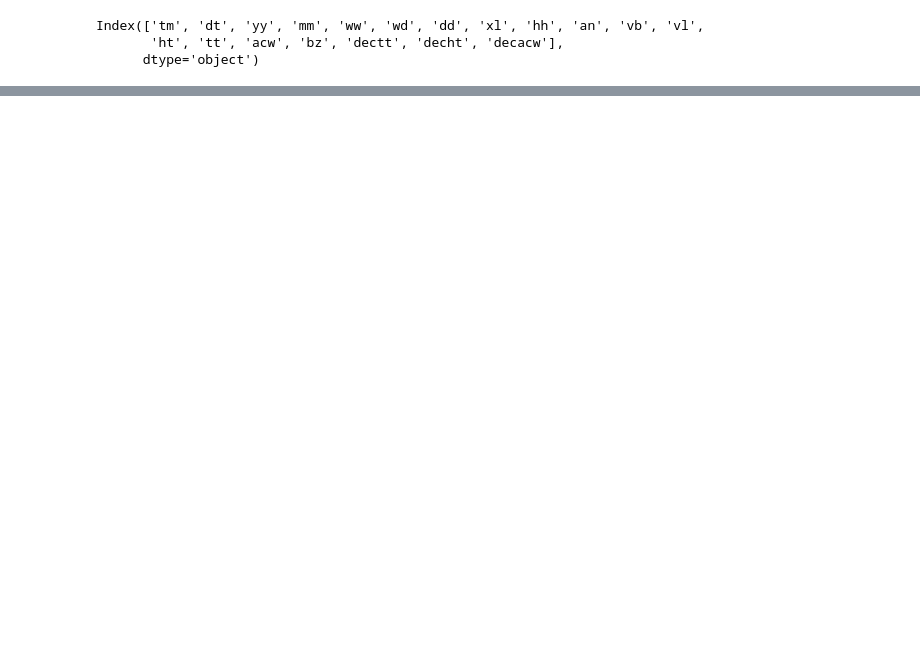
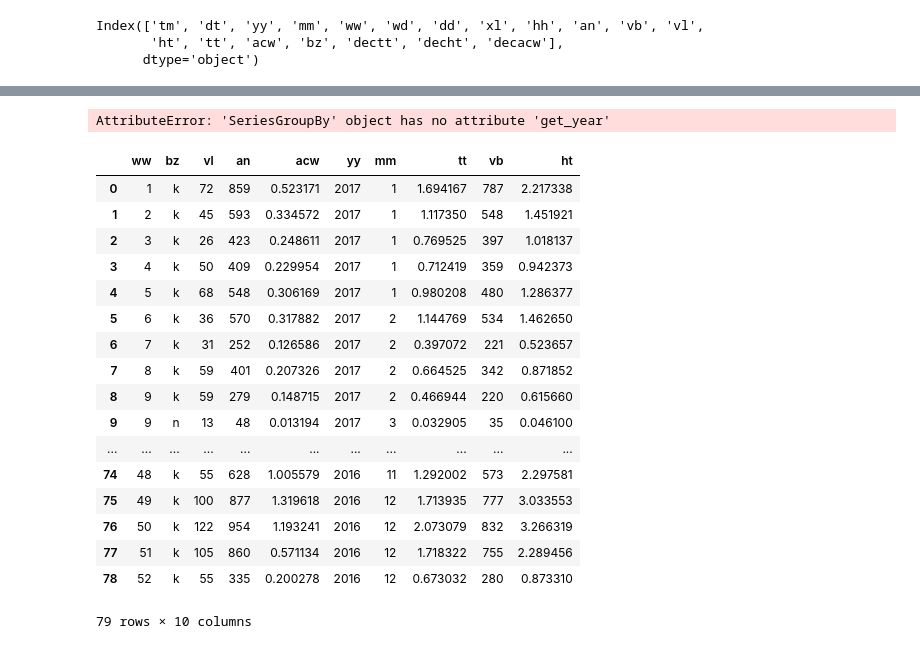
Before and after one commit to gestos/keuch, a Jupyter notebook: code_box/pyt/spreadsheetparsing/Zeiten_1458_getrennt.ipynb, the cells around one changed output, grey strips where cells are left out. Drawn from its saved outputs; the diff is of its cells as text; code cells hidden in the pictures; blank space fills up the shorter version.

```diff
--- a/code_box/pyt/spreadsheetparsing/Zeiten_1458_getrennt.ipynb
+++ b/code_box/pyt/spreadsheetparsing/Zeiten_1458_getrennt.ipynb
@@ -58,0 +73,21 @@ kernzeit.tail()
+# %%
+def get_year(dtobject):
+    jahr=dtobject.year
+    return jahr
+
+colfunx_collapse_dt2={'date_dt':'get_year','yy':'first', 'mm':'first', 'an':'sum', 'vb':'sum', 'vl':'sum', 'ht':'sum', 'tt':'sum', 'acw':'sum'}
+col_order2=['yy','mm','an','vb','vl','ht','tt','acw']
+data['date_dt']=data.index
+dg3=data.groupby(['ww','bz']).agg(colfunx_collapse_dt2)
+dg4=dg3.unstack('bz').fillna(0).stack('bz')
+dg5=dg4.reorder_levels(['ww','bz'])
+print(data.date_dt)
+
+
+
+dg5['yy'] = dg5['date_dt'].apply(get_year)
+
+dg5ordered=dg5[col_order2]
+dg5
+# %% [output]
+AttributeError: 'SeriesGroupBy' object has no attribute 'get_year'
@@ -58,0 +96,21 @@ kernzeit.tail()
+# %%
+dg3
+# %% [output]
+|  | ww | bz | vl | an | acw | yy | mm | tt | vb | ht |
+| 0 | 1 | k | 72 | 859 | 0.523171 | 2017 | 1 | 1.694167 | 787 | 2.217338 |
+| 1 | 2 | k | 45 | 593 | 0.334572 | 2017 | 1 | 1.117350 | 548 | 1.451921 |
+| 2 | 3 | k | 26 | 423 | 0.248611 | 2017 | 1 | 0.769525 | 397 | 1.018137 |
+| 3 | 4 | k | 50 | 409 | 0.229954 | 2017 | 1 | 0.712419 | 359 | 0.942373 |
+| 4 | 5 | k | 68 | 548 | 0.306169 | 2017 | 1 | 0.980208 | 480 | 1.286377 |
+| 5 | 6 | k | 36 | 570 | 0.317882 | 2017 | 2 | 1.144769 | 534 | 1.462650 |
+| 6 | 7 | k | 31 | 252 | 0.126586 | 2017 | 2 | 0.397072 | 221 | 0.523657 |
+| 7 | 8 | k | 59 | 401 | 0.207326 | 2017 | 2 | 0.664525 | 342 | 0.871852 |
+| 8 | 9 | k | 59 | 279 | 0.148715 | 2017 | 2 | 0.466944 | 220 | 0.615660 |
+| 9 | 9 | n | 13 | 48 | 0.013194 | 2017 | 3 | 0.032905 | 35 | 0.046100 |
+| ... | ... | ... | ... | ... | ... | ... | ... | ... | ... | ... |
+| 74 | 48 | k | 55 | 628 | 1.005579 | 2016 | 11 | 1.292002 | 573 | 2.297581 |
+| 75 | 49 | k | 100 | 877 | 1.319618 | 2016 | 12 | 1.713935 | 777 | 3.033553 |
+| 76 | 50 | k | 122 | 954 | 1.193241 | 2016 | 12 | 2.073079 | 832 | 3.266319 |
+| 77 | 51 | k | 105 | 860 | 0.571134 | 2016 | 12 | 1.718322 | 755 | 2.289456 |
+| 78 | 52 | k | 55 | 335 | 0.200278 | 2016 | 12 | 0.673032 | 280 | 0.873310 |
+79 rows × 10 columns
```
Also changed, not shown: parts of 8 cells of this notebook, 2 other files.
